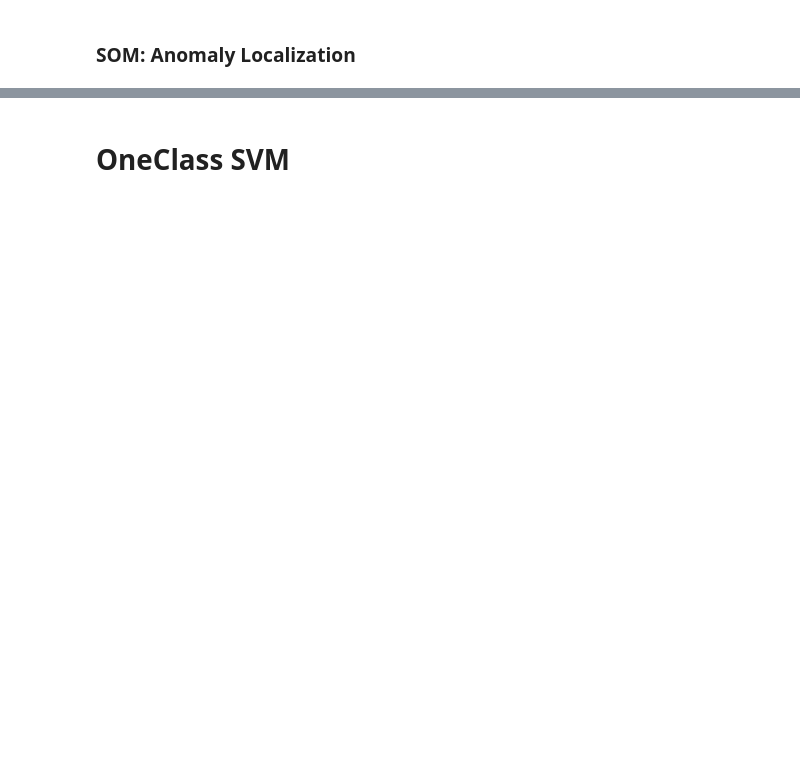
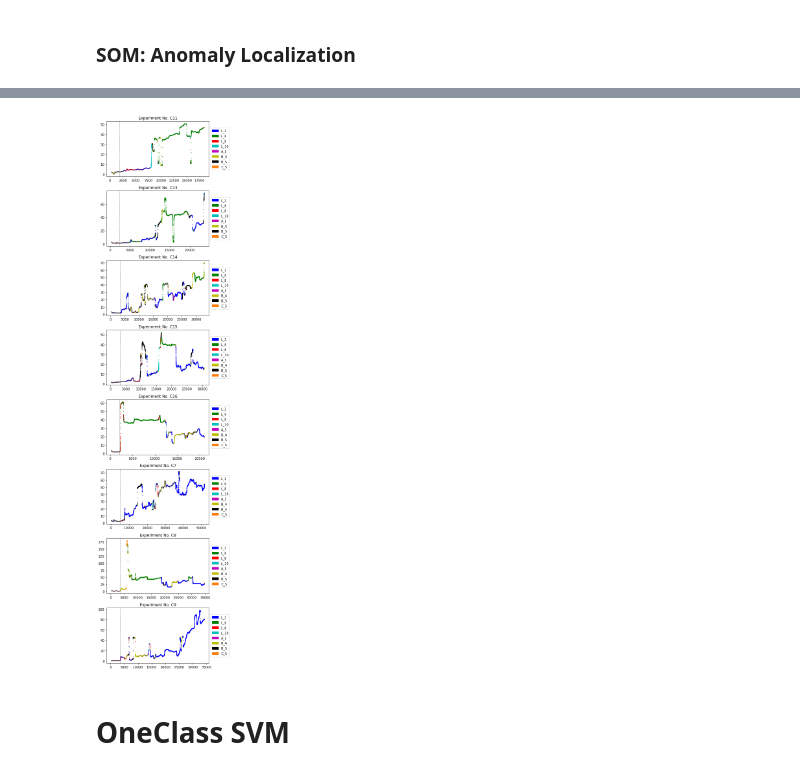
Before and after one commit to dglttr/dm_seminar_ws2020, a Jupyter notebook: notebooks/main.ipynb, the cells around one changed output, grey strips where cells are left out. Saved outputs shown, nothing was run; the diff lists cells and outputs as text; code cells hidden in the pictures; blank space fills up the shorter version.

```diff
--- a/notebooks/main.ipynb
+++ b/notebooks/main.ipynb
@@ -212,26 +251,28 @@ print("Computed SOM Anomaly localization.")
 # %%
 # Plot
 fig, ax = plt.subplots(8, 1)
 fig.set_size_inches(6, 24)
 
 patches = [matplotlib.patches.Patch(color=value, label=key, edgecolor="b") for key, value in COLORMAP.items()]
 
 for i, dataset in enumerate(files):
     axis = ax[i]
-    axis.scatter(x=quantization_errors[i].index, y=quantization_errors[i], c=colors_som_anom_loc[i][:-1], s=1)
+    axis.scatter(x=rolling_medians_som[i].index, y=rolling_medians_som[i], c=colors_som_anom_loc[i][:-1], s=1)
     axis.set_title(f"Experiment No. {EXPERIMENT_NAMES[i]}")
 
     # Add test_train_split line
     test_train_split_index = int(len(dataset) * TEST_TRAIN_SPLIT)
     axis.axvline(x=test_train_split_index, color="grey", linestyle="--", linewidth=1)
 
     # Add legend
     axis.legend(handles=patches, loc="center right", bbox_to_anchor=(1.22, 0.5))
 
 plt.tight_layout()
 
-plt.savefig("C:/Users/Daniel/Desktop/SOM_final_anom_loc.png")
+plt.savefig("C:/Users/Daniel/Desktop/SOM_final_anom_loc_50x50_10000epochs_noNorm.png")
 plt.show()
+# %% [output]
+[figure, added]
 # %% [markdown]
 # OneClass SVM
 # %%
```
Also changed, not shown: parts of 13 cells of this notebook.
